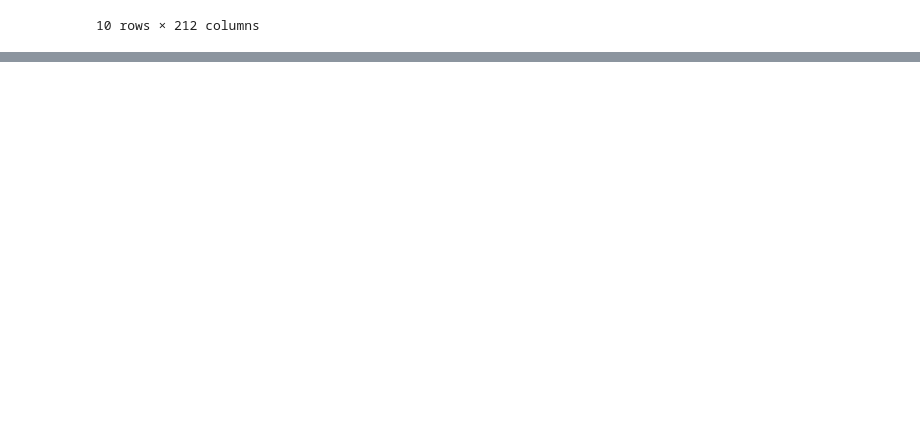
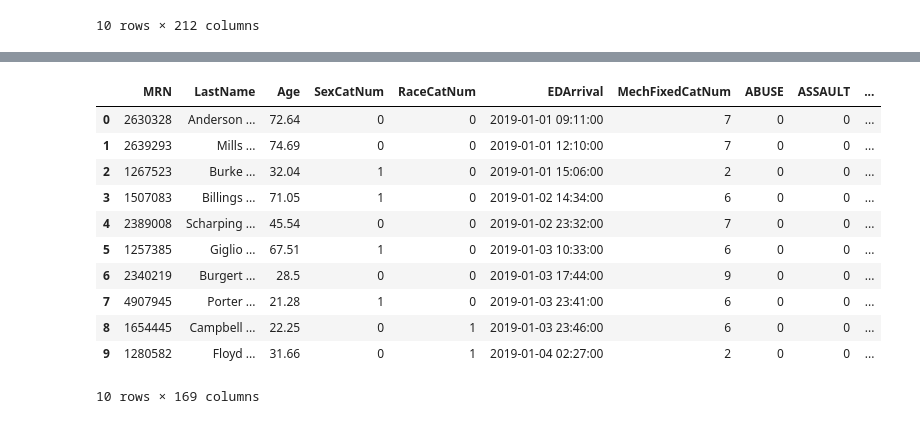
Before and after one commit to Rishabhkandoi/CapstoneUR, a Jupyter notebook: Code/DataPrep/TraumaDetectionDataExploration.ipynb, the cells around one changed output, grey strips where cells are left out. Saved outputs shown, nothing was run; the diff lists cells and outputs as text; code cells hidden in the pictures; blank space fills up the shorter version.

```diff
--- a/Code/DataPrep/TraumaDetectionDataExploration.ipynb
+++ b/Code/DataPrep/TraumaDetectionDataExploration.ipynb
@@ -180,0 +390,15 @@ processed_data = processed_data.drop(['Comorbids'], axis=1)
+# %%
+processed_data.head(10)
+# %% [output]
+|  | MRN | LastName | Age | SexCatNum | RaceCatNum | EDArrival | MechFixedCatNum | ABUSE | ASSAULT | ... |
+| 0 | 2630328 | Anderson ... | 72.64 | 0 | 0 | 2019-01-01 09:11:00 | 7 | 0 | 0 | ... |
+| 1 | 2639293 | Mills ... | 74.69 | 0 | 0 | 2019-01-01 12:10:00 | 7 | 0 | 0 | ... |
+| 2 | 1267523 | Burke ... | 32.04 | 1 | 0 | 2019-01-01 15:06:00 | 2 | 0 | 0 | ... |
+| 3 | 1507083 | Billings ... | 71.05 | 1 | 0 | 2019-01-02 14:34:00 | 6 | 0 | 0 | ... |
+| 4 | 2389008 | Scharping ... | 45.54 | 0 | 0 | 2019-01-02 23:32:00 | 7 | 0 | 0 | ... |
+| 5 | 1257385 | Giglio ... | 67.51 | 1 | 0 | 2019-01-03 10:33:00 | 6 | 0 | 0 | ... |
+| 6 | 2340219 | Burgert ... | 28.5 | 0 | 0 | 2019-01-03 17:44:00 | 9 | 0 | 0 | ... |
+| 7 | 4907945 | Porter ... | 21.28 | 1 | 0 | 2019-01-03 23:41:00 | 6 | 0 | 0 | ... |
+| 8 | 1654445 | Campbell ... | 22.25 | 0 | 1 | 2019-01-03 23:46:00 | 6 | 0 | 0 | ... |
+| 9 | 1280582 | Floyd ... | 31.66 | 0 | 1 | 2019-01-04 02:27:00 | 2 | 0 | 0 | ... |
+10 rows × 169 columns
```
Also changed, not shown: parts of 45 cells of this notebook.
